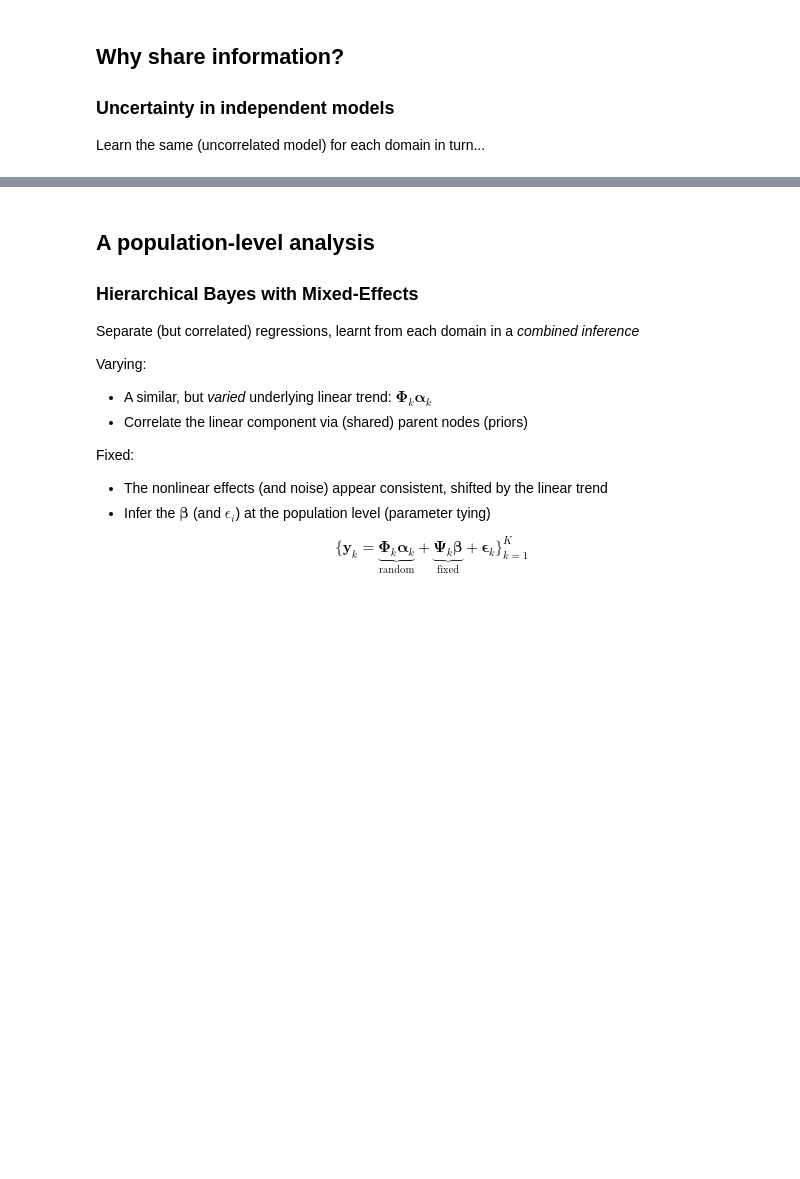
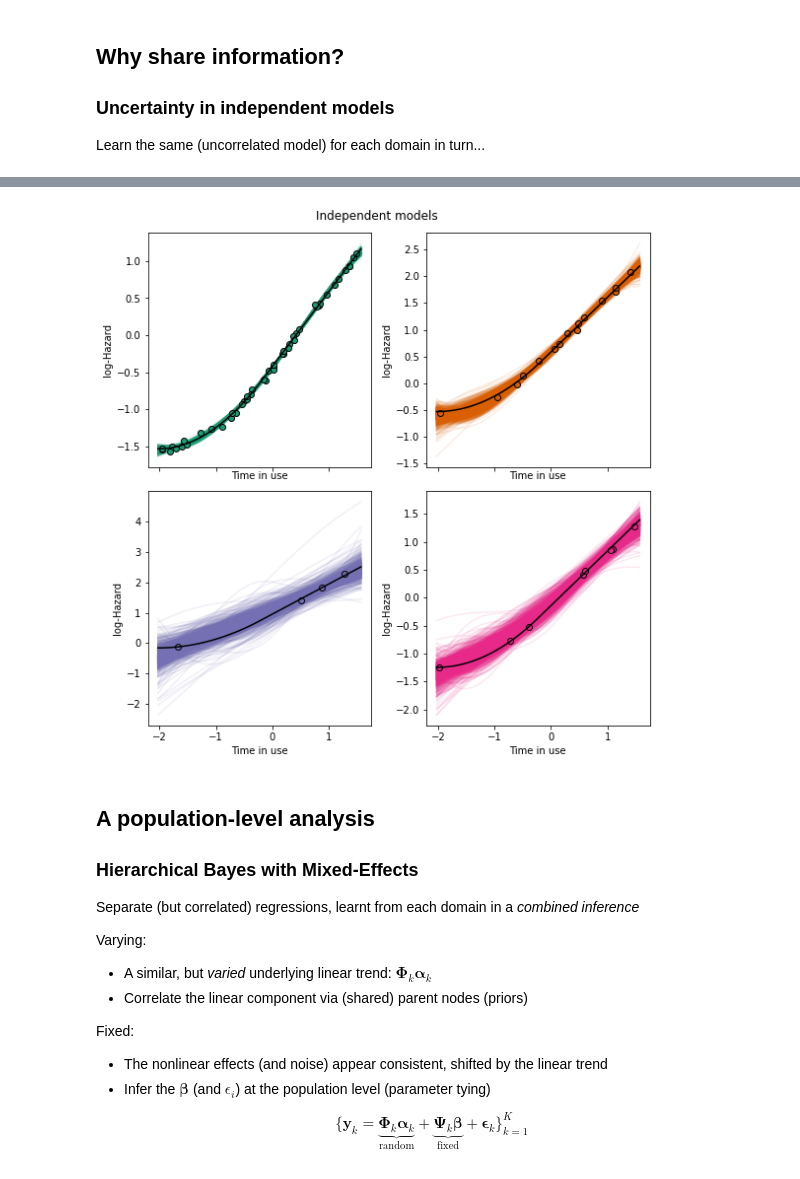
Before and after one commit to labull/EngineeringPatternRecognition, a Jupyter notebook: Knowledge-transfer-in-engineering-fleets.ipynb, the cells around one changed output, grey strips where cells are left out. Saved outputs shown, nothing was run; the diff lists cells and outputs as text; code cells hidden in the pictures; blank space fills up the shorter version.

```diff
--- a/Knowledge-transfer-in-engineering-fleets.ipynb
+++ b/Knowledge-transfer-in-engineering-fleets.ipynb
@@ -274,19 +315,20 @@ for k in range(1, 4):   # loop over the 4 tasks
 # %%
 # plot K functions
-_, axs = plt.subplots(2, 2, figsize=(8,8), sharex='all', dpi=300)
+_, axs = plt.subplots(2, 2, figsize=(8,8), sharex='all')
 axs = axs.flatten()
 for k in range(4):
     axs[k].plot(tt, thetak[k]['yhat_xx'][0:-1:10].T, alpha=.1,
                 color=cmap(k), zorder=0)
     axs[k].plot(tt, fk[:, k], color='k')
     axs[k].scatter(t[c==k], y[c==k], fc=cmap(k), ec='k')
     axs[k].set_xlabel('Time in use')
     axs[k].set_ylabel('log-Hazard')
-plt.title('Independent models')
+plt.suptitle('Independent models')
 plt.tight_layout()
+plt.savefig(join('figures', 'indep-mdls.png'))
 plt.show()
-pth = join('figures', 'indep-mdls.png')
-plt.savefig(pth)
+# %% [output]
+[figure, added]
 # %% [markdown]
 ## A population-level analysis
 ### Hierarchical Bayes with Mixed-Effects
```
Also changed, not shown: parts of 12 cells of this notebook, 3 other files.
